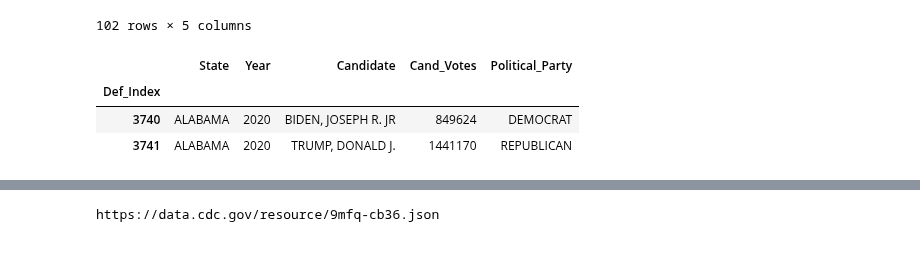
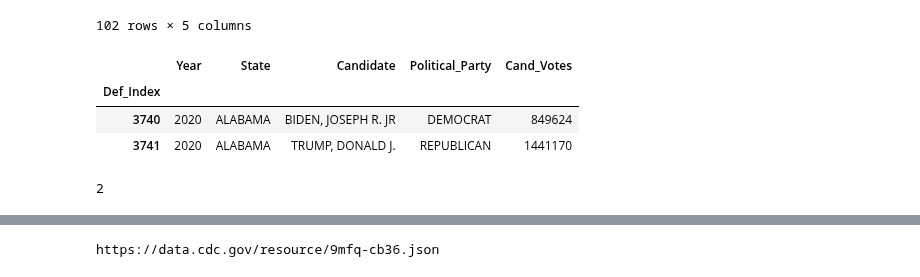
Before and after one commit to tduron3/I_Have_No_Clue, a Jupyter notebook: Project_5.ipynb, the cells around one changed output, grey strips where cells are left out. Saved outputs shown, nothing was run; the diff lists cells and outputs as text; code cells hidden in the pictures.

Commit message:
Cleaning Data

```diff
--- a/Project_5.ipynb
+++ b/Project_5.ipynb
@@ -81,14 +81,23 @@ dem_rep_df.rename(columns = {'year':'Year', 'candidate':'Candidate', 'state':'St
 | 4281 | 2020 | WYOMING | TRUMP, DONALD J. | 193559 | REPUBLICAN |
 102 rows × 5 columns
 # %%
-df_al = dem_rep_df[dem_rep_df.state=="ALABAMA"][['state', 'year', 'candidate', 'candidatevotes','party_simplified']]
+# Select Individual State Data and Create DataFrame
+df_al = dem_rep_df[dem_rep_df.state=="ALABAMA"][['year','state','candidate','party_simplified','candidatevotes']]
+
+# Print
 df_al
 
-df_al.rename(columns = {'state':'State', 'year':'Year', 'candidate':'Candidate', 'candidatevotes':'Cand_Votes','party_simplified':'Political_Party'})
+# Rename Columns
+df_al.rename(columns = {'year':'Year','state':'State','candidate':'Candidate','party_simplified':'Political_Party','candidatevotes':'Cand_Votes'})
 # %% [output]
-|  | State | Year | Candidate | Cand_Votes | Political_Party |
+|  | Year | State | Candidate | Political_Party | Cand_Votes |
 | Def_Index |  |  |  |  |  |
-| 3740 | ALABAMA | 2020 | BIDEN, JOSEPH R. JR | 849624 | DEMOCRAT |
-| 3741 | ALABAMA | 2020 | TRUMP, DONALD J. | 1441170 | REPUBLICAN |
+| 3740 | 2020 | ALABAMA | BIDEN, JOSEPH R. JR | DEMOCRAT | 849624 |
+| 3741 | 2020 | ALABAMA | TRUMP, DONALD J. | REPUBLICAN | 1441170 |
+# %%
+winner = df_al.loc[])
+Total_Votes
+# %% [output]
+2
 # %%
 # Create Condition to Determine Winner
```
Also changed, not shown: parts of 2 cells of this notebook.
